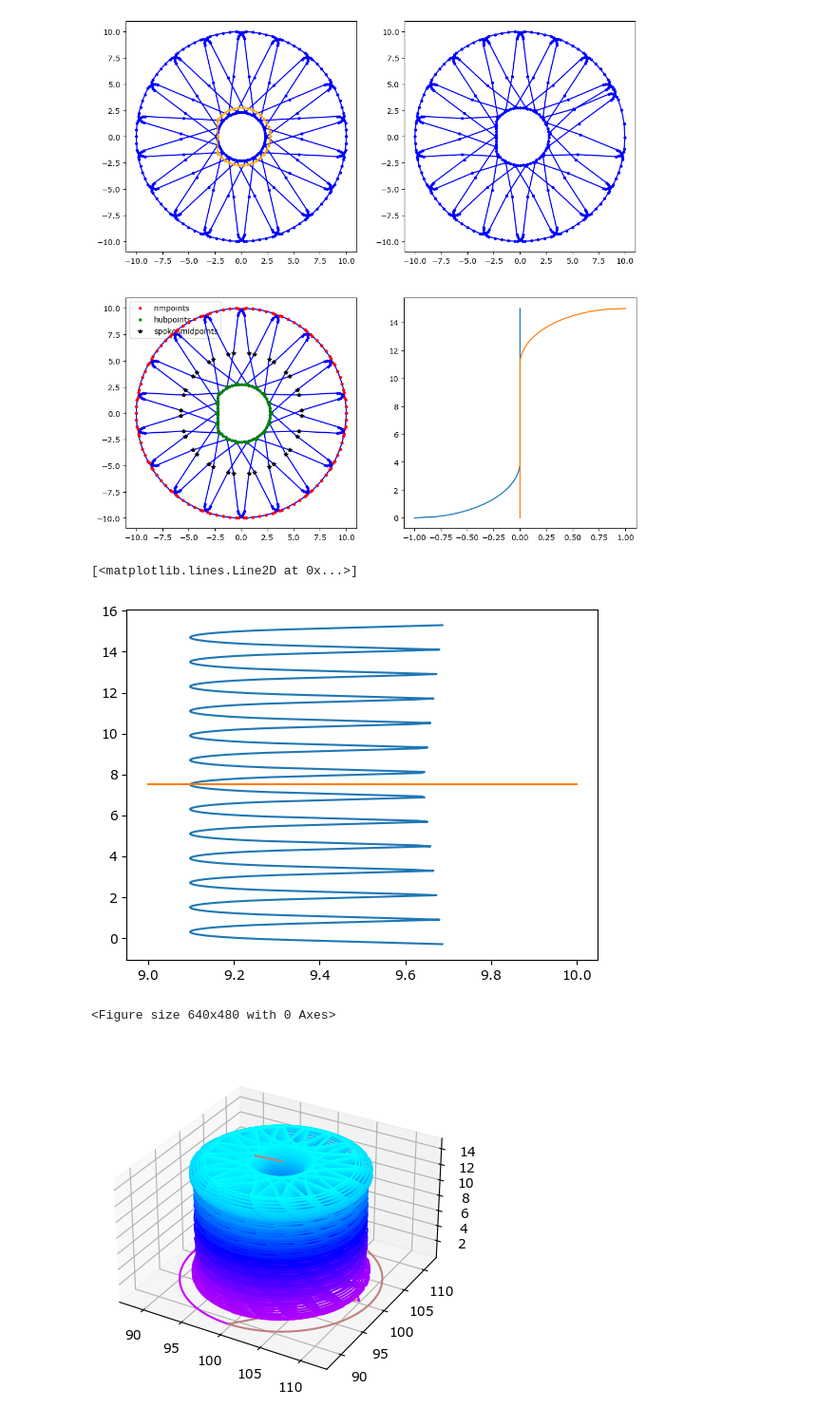
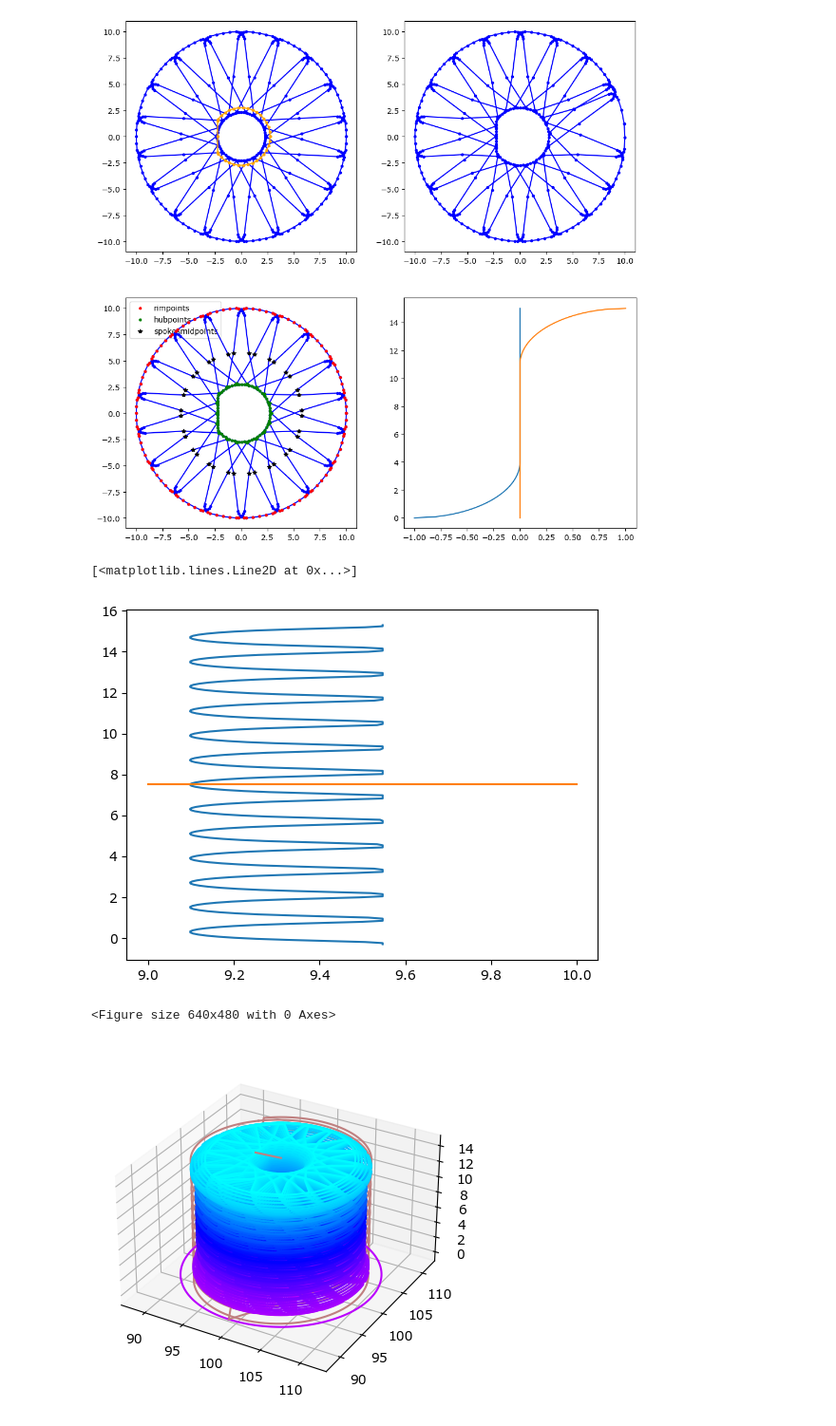
Before and after one commit to RichardPotthoff/myrepo, a Jupyter notebook: turtle_capstan.ipynb, the cells around one changed output. Shown at 95% size. Drawn from its saved outputs; the diff is of its cells as text; code cells hidden in the pictures.

Commit message:
show wire

```diff
--- a/turtle_capstan.ipynb
+++ b/turtle_capstan.ipynb
@@ -214,7 +214,7 @@ def thread_depth_pattern(z,phi,pitch=1.2,d_wire=0.9,l_circ=60,tang_ang=30*deg,z0
     flank=z_>r_wire*np.cos(tang_ang)
     result=r_circ
     if flank:
-      result+=z_/np.tan(tang_ang)-r_wire/np.sin(tang_ang)
+      result+=min(0,z_/np.tan(tang_ang)-r_wire/np.sin(tang_ang))
     else:
       result-=(r_wire**2 - z_**2)**0.5
     return result
@@ -229,7 +229,7 @@ plt.plot([thread_depth_pattern(zi,0,z0=zmid) for zi in z],z)
 plt.plot((9,10),(zmid,zmid))
 # %% [output]
 [<matplotlib.lines.Line2D at 0x...>]
-[figure, old version]
+[figure, new version]
 # %%
  if 'google.colab' in str(get_ipython()):
   try:
@@ -294,12 +294,8 @@ old_ew=-1
 jt=0
 p=path[-1]
 z=zb+ehmin
-p=pr1[0]
 dmeshangdz=-pi/2/(zt-zb) #altogether 1/2 turn (negative, so that thread can be positive
-steps.extend(fc.travel_to(fc.Point(x=p.real,y=p.imag)))
-steps.extend(fc.travel_to(fc.Point(z=z)))
-steps.append(fc.Extruder(on=True))
-#while False:
+old_p=None
 while  z<(zt+hl):
   jt=(jt+1)%n
   z+=dzdj
@@ -339,21 +335,40 @@ while  z<(zt+hl):
     steps.append(fc.Printer(print_speed=nominal_print_speed*nominal_EW/ew))#set print speed to keep extrusion rate constant
     old_eh=eh
     old_ew=ew
-  steps.append(fc.Point(x=p.real,y=p.imag,z=min(z,zt)))
+  if old_p==None:
+    steps.extend(fc.travel_to(fc.Point(x=p.real,y=p.imag)))
+    steps.extend(fc.travel_to(fc.Point(z=z)))
+    steps.append(fc.Extruder(on=True))
+  else:
+    steps.append(fc.Point(x=p.real,y=p.imag,z=min(z,zt)))
+  old_p=p
 steps.append(fc.Extruder(on=False))
 steps.extend(fc.travel_to(fc.Point(x=0,y=0)))
 # offset the whole procedure. z dictates the gap between the nozzle and the bed for the first layer, assuming the model was designed with a first layer z-position of 0
 model_offset = fc.Vector(x=100, y=100, z=0.0*hl)
 #print(f'{w=} {eh=}')
 steps = fc.move(steps, model_offset)
+# %%
+#show the path of the wire
+wiresteps=[]
+wiresteps.append(fc.Extruder(on=False))
+z=zb-d_wire
+phase=0
+dphidz=2*pi/pitch
+dz=pitch/100
+while z<zt+d_wire:
+    p=r*np.exp(1j*(z-zmid+d_wire/2)*dphidz)
+    wiresteps.append(fc.Point(x=p.real,y=p.imag,z=min(z,zt)))
+    z+=dz
+wiresteps = fc.move(wiresteps, model_offset)
 # %%
 # add annotations and plot
 EW=1.0
 EH=0.2
-fc.transform(steps, 'plot', fc.PlotControls(style='line',color_type='print_sequence', initialization_data={'extrusion_width': EW, 'extrusion_height': EH}))
+fc.transform(wiresteps+steps, 'plot', fc.PlotControls(style='line',color_type='print_sequence', initialization_data={'extrusion_width': EW, 'extrusion_height': EH}))
 # %% [output]
 <Figure size 640x480 with 0 Axes>
-[figure, old version]
+[figure, new version]
 # %%
 #design parameters
 
```
Also changed, not shown: parts of 1 cell of this notebook.
